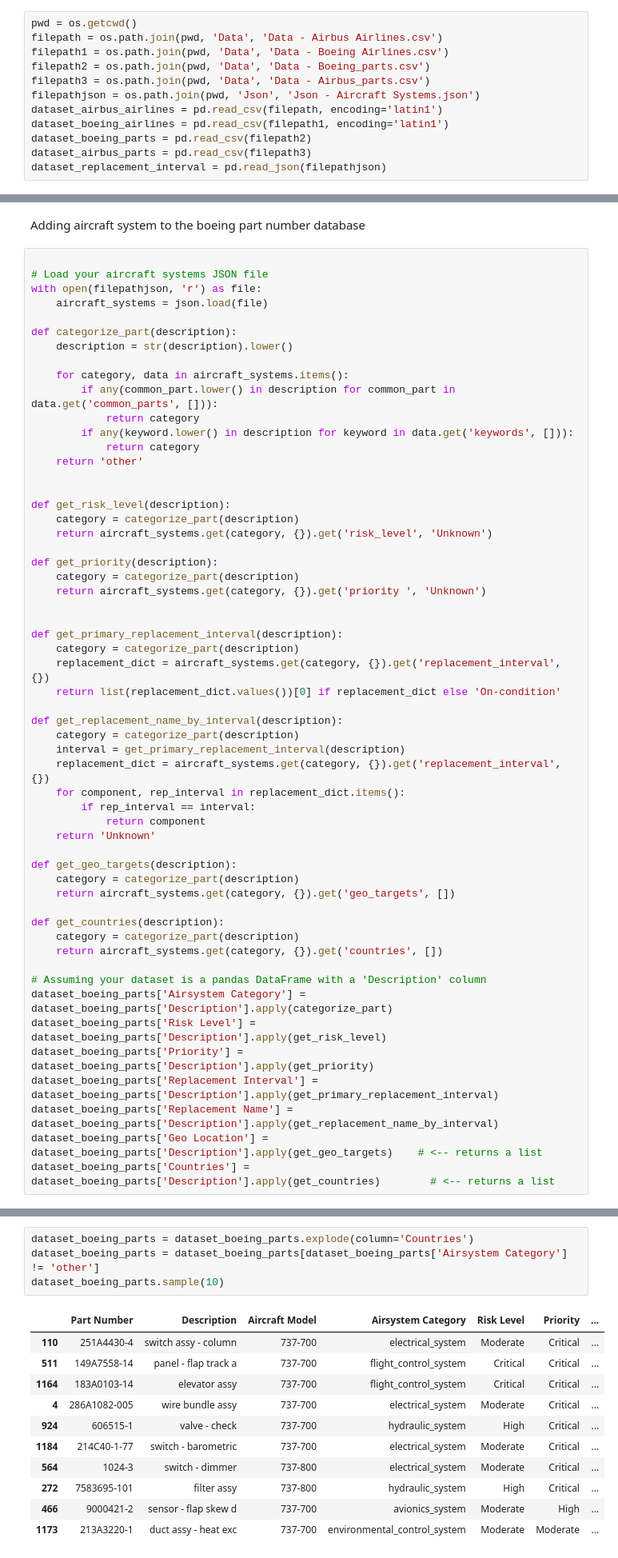
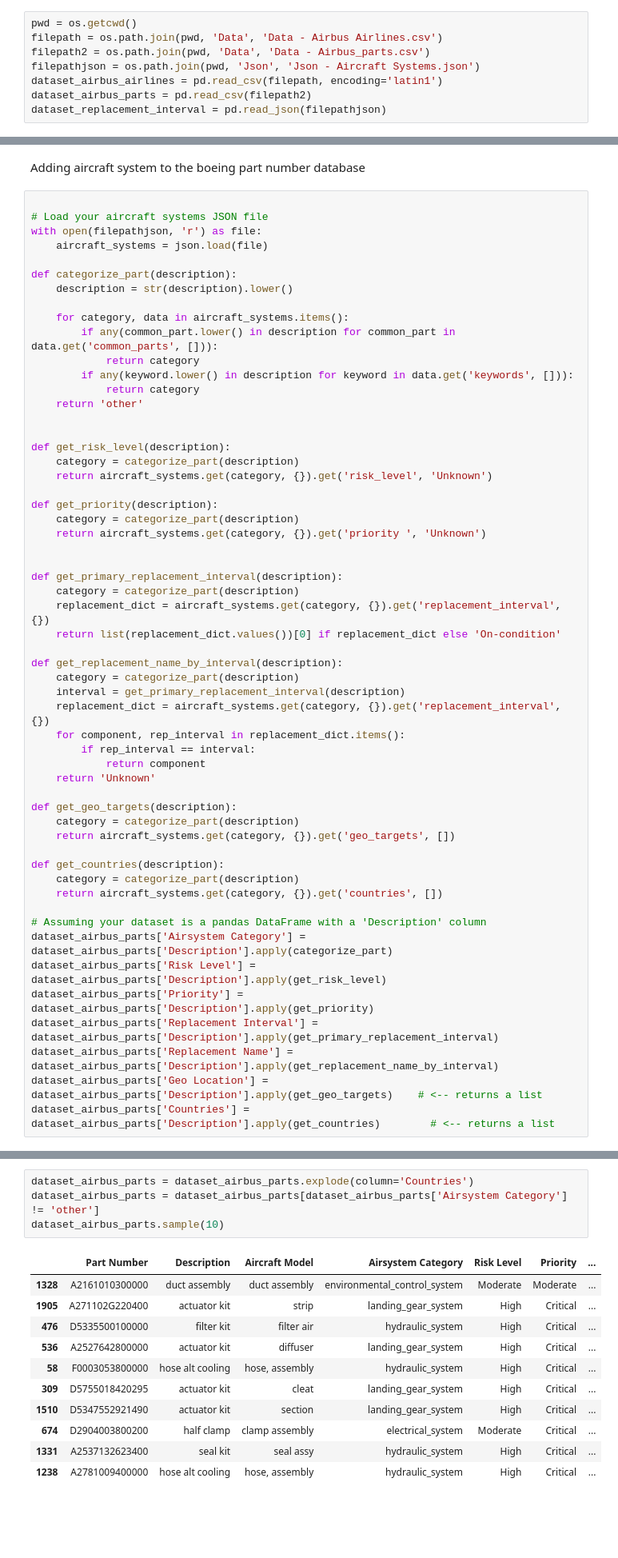
Before and after one commit to thedevreda/JadAerov1.1, a Jupyter notebook: Script0 -(Airbus) Data Manipulation.ipynb, the cells around one changed output, grey strips where cells are left out. Shown at 80% size. Saved outputs shown, nothing was run; the diff lists cells and outputs as text; blank space fills up the shorter version.

```diff
--- a/Script0 -(Airbus) Data Manipulation.ipynb
+++ b/Script0 -(Airbus) Data Manipulation.ipynb
@@ -5,13 +5,9 @@ import json
 # %%
 pwd = os.getcwd()
 filepath = os.path.join(pwd, 'Data', 'Data - Airbus Airlines.csv')
-filepath1 = os.path.join(pwd, 'Data', 'Data - Boeing Airlines.csv')
-filepath2 = os.path.join(pwd, 'Data', 'Data - Boeing_parts.csv')
-filepath3 = os.path.join(pwd, 'Data', 'Data - Airbus_parts.csv')
+filepath2 = os.path.join(pwd, 'Data', 'Data - Airbus_parts.csv')
 filepathjson = os.path.join(pwd, 'Json', 'Json - Aircraft Systems.json')
 dataset_airbus_airlines = pd.read_csv(filepath, encoding='latin1')
-dataset_boeing_airlines = pd.read_csv(filepath1, encoding='latin1')
-dataset_boeing_parts = pd.read_csv(filepath2)
-dataset_airbus_parts = pd.read_csv(filepath3)
+dataset_airbus_parts = pd.read_csv(filepath2)
 dataset_replacement_interval = pd.read_json(filepathjson)
 # %%
@@ -110,11 +82,11 @@ def get_countries(description):
     return aircraft_systems.get(category, {}).get('countries', [])
 
 # Assuming your dataset is a pandas DataFrame with a 'Description' column
-dataset_boeing_parts['Airsystem Category'] = dataset_boeing_parts['Description'].apply(categorize_part)
-dataset_boeing_parts['Risk Level'] = dataset_boeing_parts['Description'].apply(get_risk_level)
-dataset_boeing_parts['Priority'] = dataset_boeing_parts['Description'].apply(get_priority)
-dataset_boeing_parts['Replacement Interval'] = dataset_boeing_parts['Description'].apply(get_primary_replacement_interval)
-dataset_boeing_parts['Replacement Name'] = dataset_boeing_parts['Description'].apply(get_replacement_name_by_interval)
-dataset_boeing_parts['Geo Location'] = dataset_boeing_parts['Description'].apply(get_geo_targets)    # <-- returns a list
-dataset_boeing_parts['Countries'] = dataset_boeing_parts['Description'].apply(get_countries)        # <-- returns a list
+dataset_airbus_parts['Airsystem Category'] = dataset_airbus_parts['Description'].apply(categorize_part)
+dataset_airbus_parts['Risk Level'] = dataset_airbus_parts['Description'].apply(get_risk_level)
+dataset_airbus_parts['Priority'] = dataset_airbus_parts['Description'].apply(get_priority)
+dataset_airbus_parts['Replacement Interval'] = dataset_airbus_parts['Description'].apply(get_primary_replacement_interval)
+dataset_airbus_parts['Replacement Name'] = dataset_airbus_parts['Description'].apply(get_replacement_name_by_interval)
+dataset_airbus_parts['Geo Location'] = dataset_airbus_parts['Description'].apply(get_geo_targets)    # <-- returns a list
+dataset_airbus_parts['Countries'] = dataset_airbus_parts['Description'].apply(get_countries)        # <-- returns a list
 # %%
@@ -134,16 +106,16 @@ dataset_boeing_parts.sample(10)
 # %%
-dataset_boeing_parts = dataset_boeing_parts.explode(column='Countries')
-dataset_boeing_parts = dataset_boeing_parts[dataset_boeing_parts['Airsystem Category'] != 'other']
-dataset_boeing_parts.sample(10)
+dataset_airbus_parts = dataset_airbus_parts.explode(column='Countries')
+dataset_airbus_parts = dataset_airbus_parts[dataset_airbus_parts['Airsystem Category'] != 'other']
+dataset_airbus_parts.sample(10)
 # %% [output]
 |  | Part Number | Description | Aircraft Model | Airsystem Category | Risk Level | Priority | ... |
-| 110 | 251A4430-4 | switch assy - column | 737-700 | electrical_system | Moderate | Critical | ... |
-| 511 | 149A7558-14 | panel - flap track a | 737-700 | flight_control_system | Critical | Critical | ... |
-| 1164 | 183A0103-14 | elevator assy | 737-700 | flight_control_system | Critical | Critical | ... |
-| 4 | 286A1082-005 | wire bundle assy | 737-700 | electrical_system | Moderate | Critical | ... |
-| 924 | 606515-1 | valve - check | 737-700 | hydraulic_system | High | Critical | ... |
-| 1184 | 214C40-1-77 | switch - barometric | 737-700 | electrical_system | Moderate | Critical | ... |
-| 564 | 1024-3 | switch - dimmer | 737-800 | electrical_system | Moderate | Critical | ... |
-| 272 | 7583695-101 | filter assy | 737-800 | hydraulic_system | High | Critical | ... |
-| 466 | 9000421-2 | sensor - flap skew d | 737-700 | avionics_system | Moderate | High | ... |
-| 1173 | 213A3220-1 | duct assy - heat exc | 737-700 | environmental_control_system | Moderate | Moderate | ... |
+| 1328 | A2161010300000 | duct assembly | duct assembly | environmental_control_system | Moderate | Moderate | ... |
+| 1905 | A271102G220400 | actuator kit | strip | landing_gear_system | High | Critical | ... |
+| 476 | D5335500100000 | filter kit | filter air | hydraulic_system | High | Critical | ... |
+| 536 | A2527642800000 | actuator kit | diffuser | landing_gear_system | High | Critical | ... |
+| 58 | F0003053800000 | hose alt cooling | hose, assembly | hydraulic_system | High | Critical | ... |
+| 309 | D5755018420295 | actuator kit | cleat | landing_gear_system | High | Critical | ... |
+| 1510 | D5347552921490 | actuator kit | section | landing_gear_system | High | Critical | ... |
+| 674 | D2904003800200 | half clamp | clamp assembly | electrical_system | Moderate | Critical | ... |
+| 1331 | A2537132623400 | seal kit | seal assy | hydraulic_system | High | Critical | ... |
+| 1238 | A2781009400000 | hose alt cooling | hose, assembly | hydraulic_system | High | Critical | ... |
```
Also changed, not shown: parts of 14 cells of this notebook.
